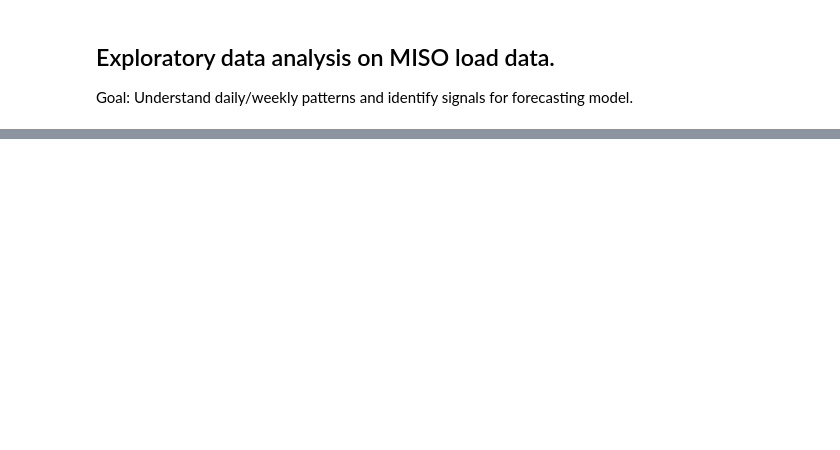
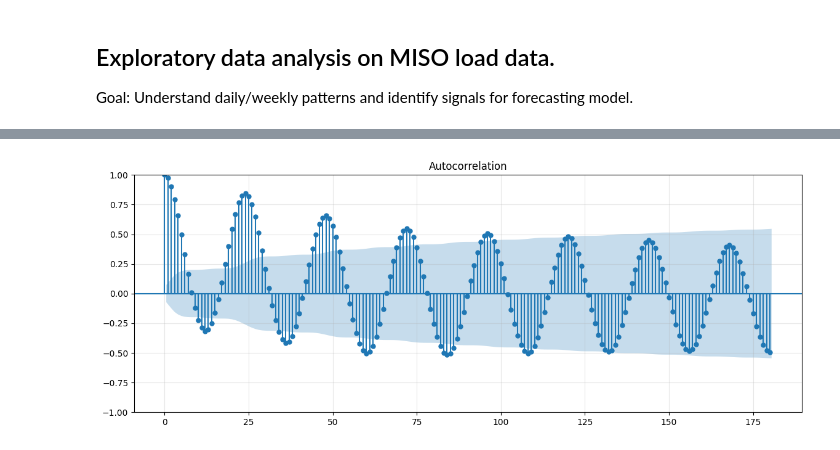
Before and after one commit to sethpoindexter/energy-load-forecaster, a Jupyter notebook: backend/notebooks/01_eda.ipynb, the cells around one changed output, grey strips where cells are left out. Saved outputs shown, nothing was run; the diff lists cells and outputs as text; code cells hidden in the pictures; blank space fills up the shorter version.

```diff
--- a/backend/notebooks/01_eda.ipynb
+++ b/backend/notebooks/01_eda.ipynb
@@ -152,0 +182,10 @@ plt.show()
+# %%
+from statsmodels.graphics.tsaplots import plot_acf, plot_pacf
+
+# Lag autocorrelation
+# Determines signal for load values at t-1 hours to t-180 hours
+# ACF
+plot_acf(df["load_mw"], lags=180)
+plt.show()
+# %% [output]
+[figure, added]
```
Also changed, not shown: parts of 16 cells of this notebook, 1 other file.
